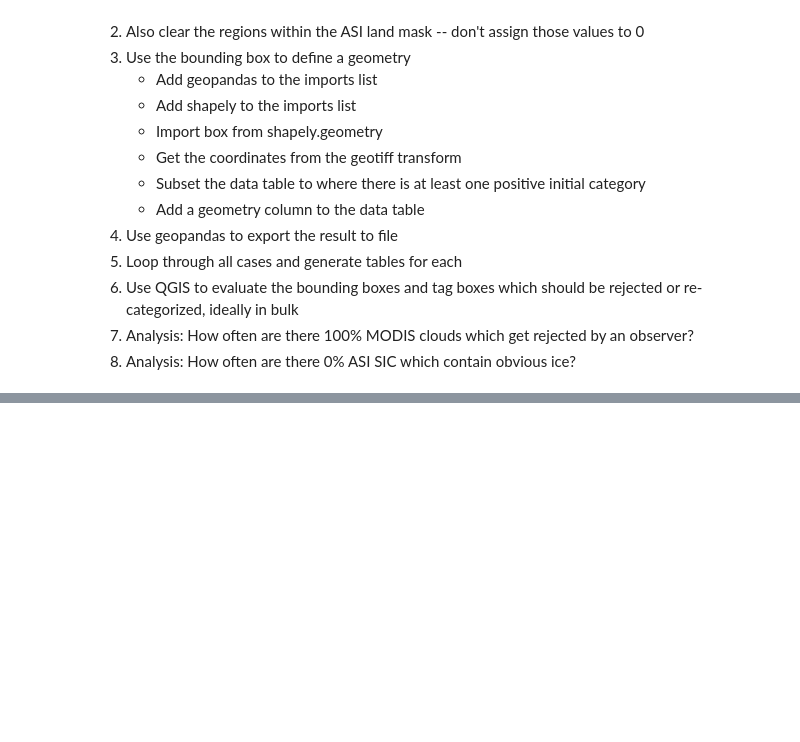
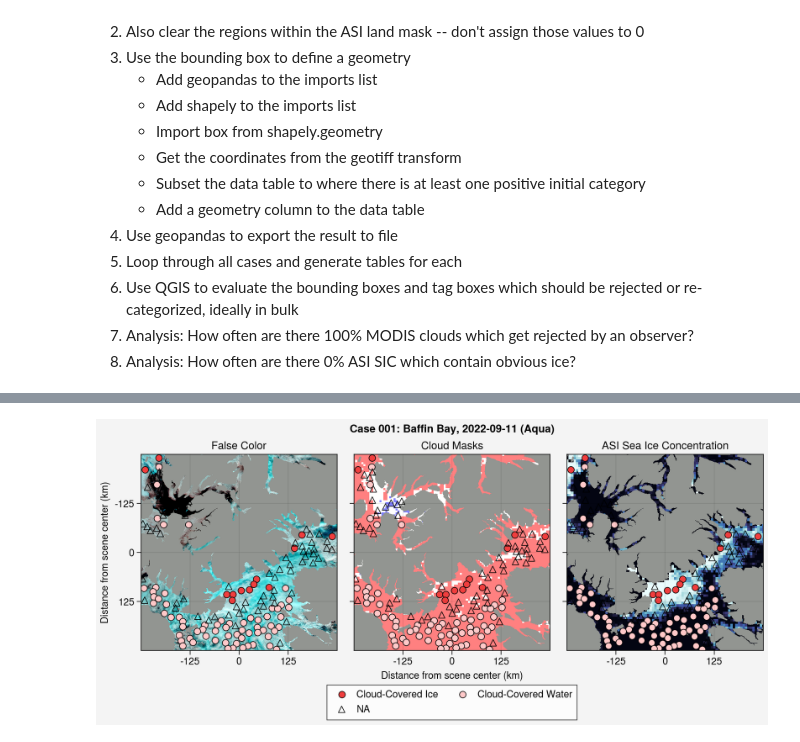
Before and after one commit to danielmwatkins/ice-floe-validation-dataset, a Jupyter notebook: notebooks/sub_scene_sampling.ipynb, the cells around one changed output, grey strips where cells are left out. Cells and saved outputs as stored; diff of their text form; code cells hidden in the pictures; blank space fills up the shorter version.

```diff
--- a/notebooks/sub_scene_sampling.ipynb
+++ b/notebooks/sub_scene_sampling.ipynb
@@ -361,7 +246,0 @@ ax.imshow(blue, colorbar='r')
-# %%
-fig, ax = uplt.subplots(ncols=3, nrows=16)
-for idx in range(0, len(bin_mean_values)):
-    data = bin_mean_values.iloc[idx, :]
-    ax[idx, 0].imshow((np.abs(red - data.r) < 5).astype(int))
-    ax[idx, 1].imshow((np.abs(green - data.g) < 5).astype(int))
-    ax[idx, 2].imshow((np.abs(blue - data.b) < 5).astype(int))
@@ -370,5 +246,0 @@ for idx in range(0, len(bin_mean_values)):
-# %%
-low_cloud_fraction = (np.abs(red - 103) < 5) # & (green <= 1) & (np.abs(blue - 116) < 5)
-fig, ax = uplt.subplots(ncols=2)
-ax[0].imshow(rgb_img)
-ax[1].imshow(img, colorbar='r')
@@ -403,4 +246,0 @@ import ultraplot as uplt
-# %%
-fig, ax = uplt.subplots(ncols=2, share=False)
-ax[0].imshow(rgb_img)
-ax[1].imshow(gray_img)
@@ -417,0 +544,3 @@ Clipping input data to the valid range for imshow with RGB data ([0..1] for floa
+# %%
+df = gpd.read_file(sample_saveloc + folder + '/' + file.replace('cloudfraction.250m.tiff', 'samples.shp'))
+df.columns
@@ -417,0 +554,64 @@ Clipping input data to the valid range for imshow with RGB data ([0..1] for floa
+# %%
+fig, axs = uplt.subplots(ncols=3)
+
+axs[1].imshow(np.ma.masked_array(cloud_free.astype(int), ~cloud_free), color='b', alpha=0.5)
+axs[1].imshow(np.ma.masked_array(cloud_covered.astype(int), ~cloud_covered), color='r', alpha=0.5)
+axs[2].imshow(sic_asi, cmap='ice', vmin=0, vmax=1)
+axs[0].imshow(fc_img)
+
+category_colors = {
+    'clear_water': 'blue6',
+    'cloudy_water': 'red2',
+    'clear_ice': 'blue1',
+    'cloudy_ice': 'red7'
+}
+
+category_labels = {
+    'clear_water': 'Clear-Sky Water',
+    'cloudy_water': 'Cloud-Covered Water',
+    'clear_ice': 'Clear-Sky Ice',
+    'cloudy_ice': 'Cloud-Covered Ice',
+    'none': 'NA'
+}
+
+
+for ax in axs:
+    for name, data in df.groupby('init_cat'):
+        m='o'
+        if name == 'none':
+            facecolor='none'
+            m='^'
+        else:
+            facecolor = category_colors[name]
+
+        ax.scatter(
+            data.col_center, data.row_center, edgecolor='k',
+            marker=m, facecolor=facecolor, label=category_labels[name]
+        )
+axs[1].legend(ncols=2, loc='b')
+
+for ax in axs:
+    ax.imshow(np.ma.masked_array(land_modis, land_modis==0), color='gray', alpha=1)
+
+for ax, title in zip(axs, ['False Color', 'Cloud Masks', 'ASI Sea Ice Concentration']):
+    ax.format(title=title)
+
+case_number, region, size, suffix = file.split('-')
+date, satellite, imtype, scale, ftype = suffix.split('.')
+fig.format(
+    suptitle='Case {cn}: {rn}, {d} ({s})'.format(cn=case_number, rn=region.replace('_', ' ').title(),
+                                                d=pd.to_datetime(date).strftime('%Y-%m-%d'), s=satellite.title())
+)
+
+ticks = np.arange(500, 2000, 500)
+ticklabels = [str(round((y-1000)*0.25)) for y in np.arange(500, 2000, 500)]
+for ax in axs:
+    ax.format(xlocator=ticks, ylocator=ticks,
+              xtickminor=False, ytickminor=False,
+              xformatter=ticklabels, yformatter=ticklabels,
+              ylabel='Distance from scene center (km)',
+              xlabel='Distance from scene center (km)'
+             )
+fig.save('../figures/sample_example_' + cn + '_' + satellite + '.png', dpi=300)
+# %% [output]
+[figure, added]
```
Also changed, not shown: parts of 65 cells of this notebook, 4 other files.
